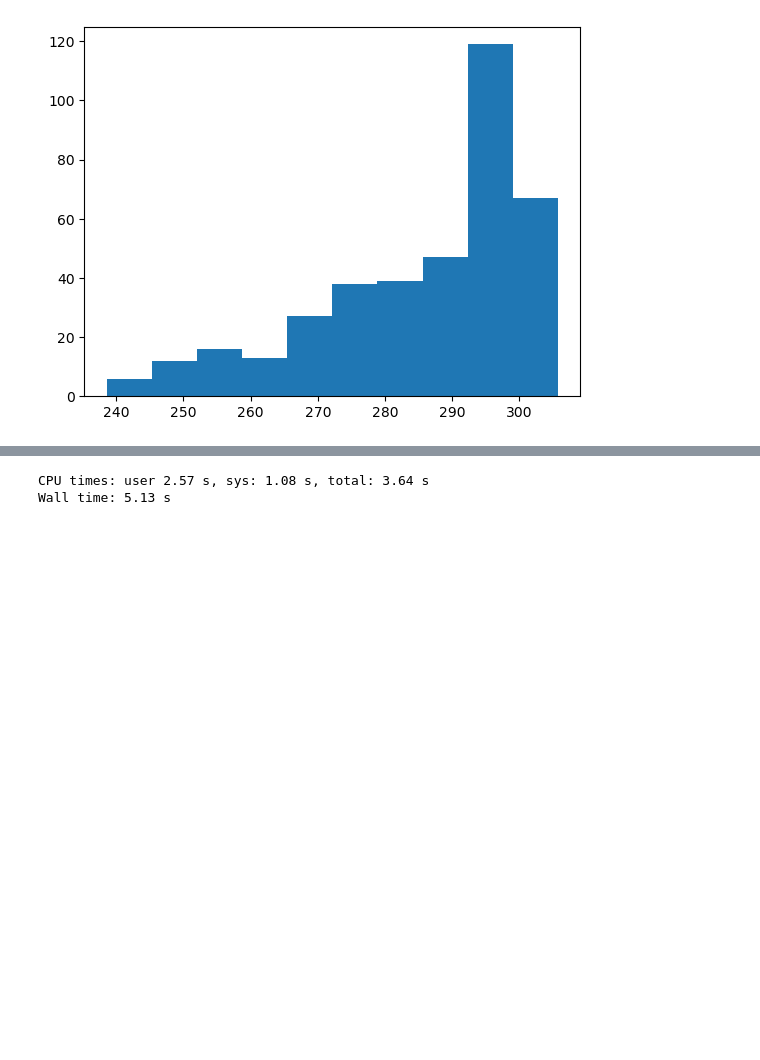
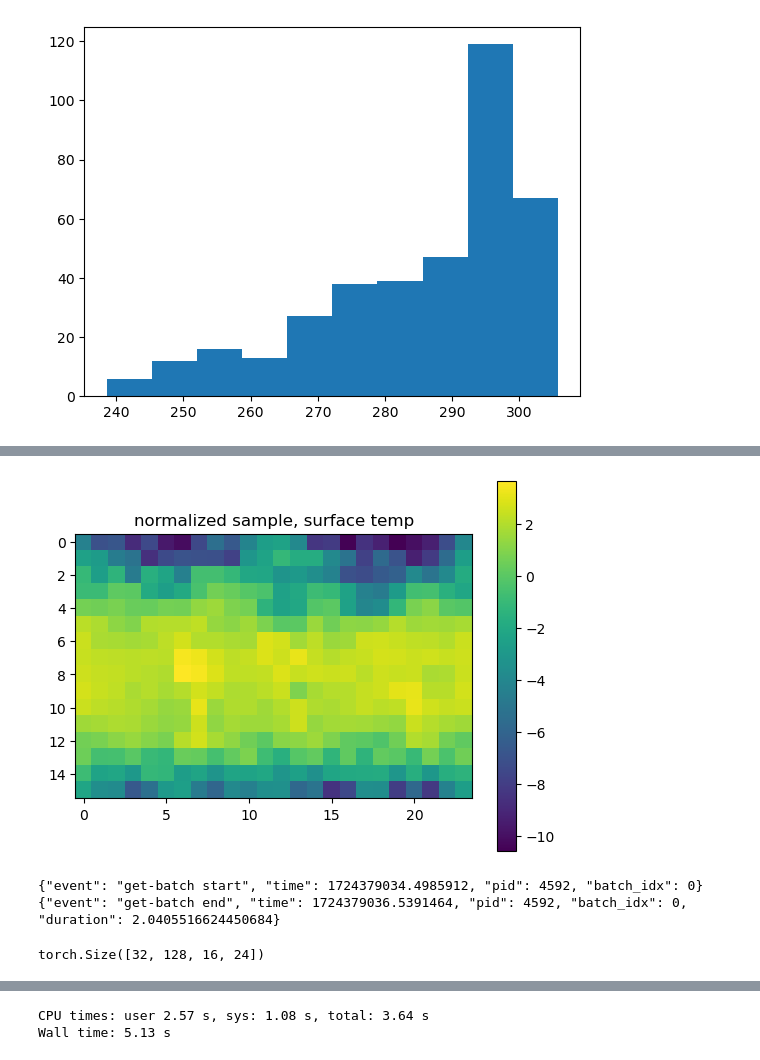
Before and after one commit to SammyAgrawal/diffusion-climsim, a Jupyter notebook: Processing_ClimSim.ipynb, the cells around one changed output, grey strips where cells are left out. Saved outputs shown, nothing was run; the diff lists cells and outputs as text; code cells hidden in the pictures; blank space fills up the shorter version.

Commit message:
Project update, played around with training using entire dataset

```diff
--- a/Processing_ClimSim.ipynb
+++ b/Processing_ClimSim.ipynb
@@ -325,0 +377,13 @@ input_vars, output_vars = data.load_vars('v1', tendencies=False)
+# %%
+stacked = batch_norm.to_stacked_array(new_dim="mlo", sample_dims=("time", "ncol"))
+# %%
+stacked = stacked.transpose("time", "mlo", "ncol")
+# %%
+stacked = stacked.isel(ncol=permute_indices)
+# %%
+height, width = (16, 24)
+item = torch.tensor(stacked.data.reshape(-1, 128, height, width), dtype=torch.float32)
+# %%
+imshow(item[0,59,:,:], "normalized sample, surface temp")
+# %% [output]
+[figure, added]
@@ -325,0 +526,9 @@ input_vars, output_vars = data.load_vars('v1', tendencies=False)
+# %%
+first = next(iter(training_generator))
+# %% [output]
+{"event": "get-batch start", "time": 1724379034.4985912, "pid": 4592, "batch_idx": 0}
+{"event": "get-batch end", "time": 1724379036.5391464, "pid": 4592, "batch_idx": 0, "duration": 2.0405516624450684}
+# %%
+first.shape
+# %% [output]
+torch.Size([32, 128, 16, 24])
```
Also changed, not shown: parts of 146 cells of this notebook, 11 other files.
